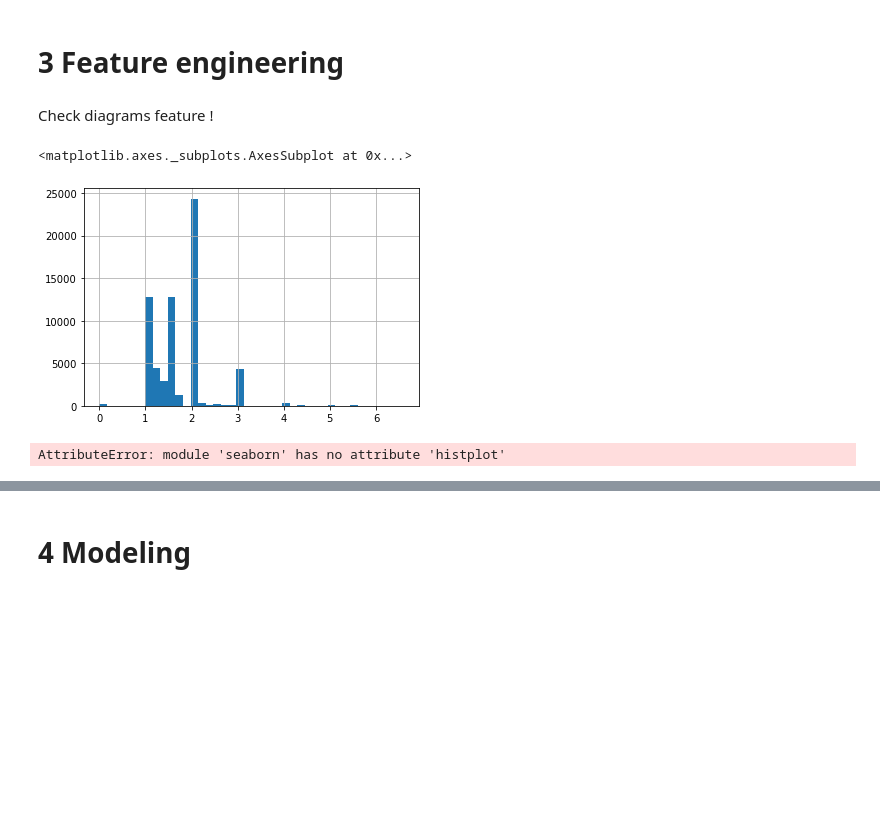
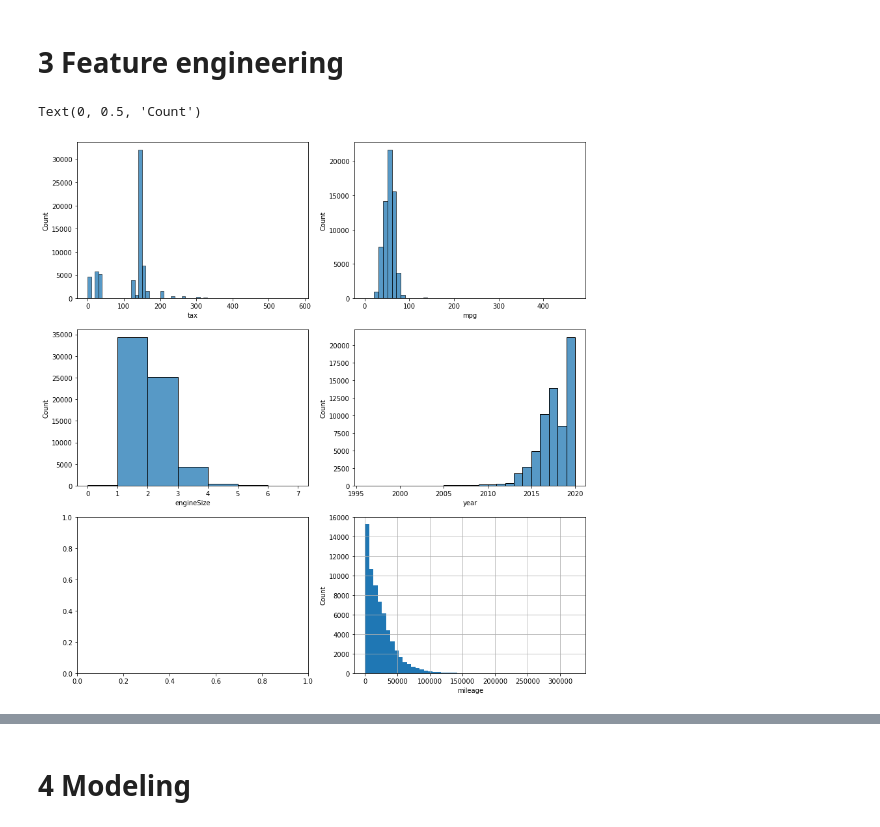
Before and after one commit to Zhenich2510/car_price, a Jupyter notebook: car_price/car_price.ipynb, the cells around one changed output, grey strips where cells are left out. Drawn from its saved outputs; the diff is of its cells as text; code cells hidden in the pictures; blank space fills up the shorter version.

```diff
--- a/car_price/car_price.ipynb
+++ b/car_price/car_price.ipynb
@@ -214,14 +206,18 @@ sns.heatmap(train_and_y_data.drop('Unnamed: 0',1).corr(), annot = True)
 [figure]
 # %% [markdown]
 # 3 Feature engineering
-# %% [markdown]
-Check diagrams feature  !
-# %%
-train_and_y_data.engineSize.hist(bins=40)
-# %% [output]
-<matplotlib.axes._subplots.AxesSubplot at 0x...>
-[figure, removed]
-# %%
-sns.histplot(train_and_y_data.tax)
-# %% [output]
-AttributeError: module 'seaborn' has no attribute 'histplot'
+# %%
+fig, axs = plt.subplots(ncols=2 ,nrows=3 , figsize = (14,15))
+
+sns.histplot(train_and_y_data.tax, binwidth = 10,ax = axs[0][0])
+sns.histplot(train_and_y_data.mpg,binwidth = 10,    ax = axs[0][1])
+
+sns.histplot(train_and_y_data.engineSize,binwidth = 1,  ax = axs[1][0])
+sns.histplot(train_and_y_data.year, binwidth = 1, ax = axs[1][1])
+
+train_and_y_data.mileage.hist(bins = 50 )
+plt.xlabel('mileage')
+plt.ylabel('Count')
+# %% [output]
+Text(0, 0.5, 'Count')
+[figure, added]
```
Also changed, not shown: parts of 18 cells of this notebook.
